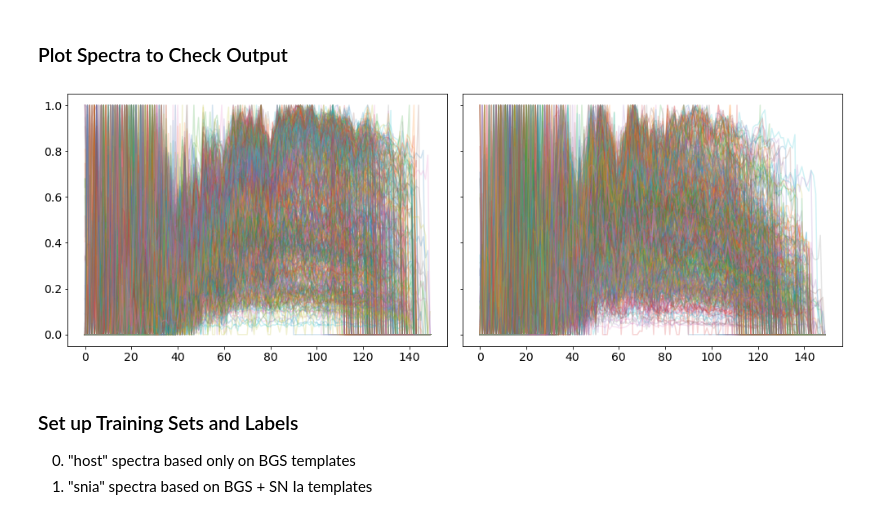
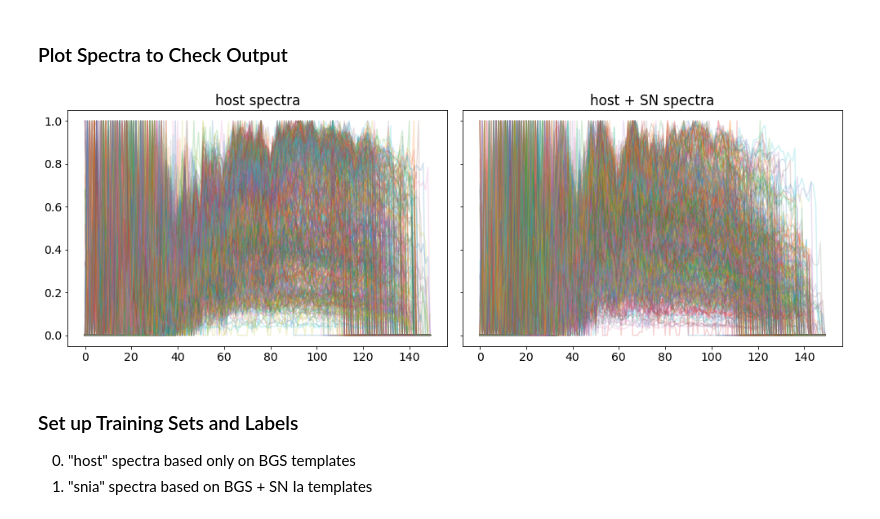
Before and after one commit to desihub/timedomain, a Jupyter notebook: desitrip/docs/nb/cnn_training-restframe.ipynb, the cells around one changed output. Cells and saved outputs as stored; diff of their text form; code cells hidden in the pictures.

Commit message:
Add label to diagnostic plot.

```diff
--- a/desitrip/docs/nb/cnn_training-restframe.ipynb
+++ b/desitrip/docs/nb/cnn_training-restframe.ipynb
@@ -91,17 +91,20 @@ nhost, nsnia, nbins
 # %%
 fig, axes = plt.subplots(1,2, figsize=(14,5), sharex=True, sharey=True)
 
 for i in range(0,500):
 
     ax = axes[0]
     ax.plot(host_flux[i], alpha=0.2)
 
     ax = axes[1]
     ax.plot(snia_flux[i], alpha=0.2)
 
+axes[0].set_title('host spectra')
+axes[1].set_title('host + SN spectra')
+
 fig.tight_layout()
 # %% [output]
-[figure, old version]
+[figure, new version]
 # %% [markdown]
 ### Set up Training Sets and Labels
 
```
